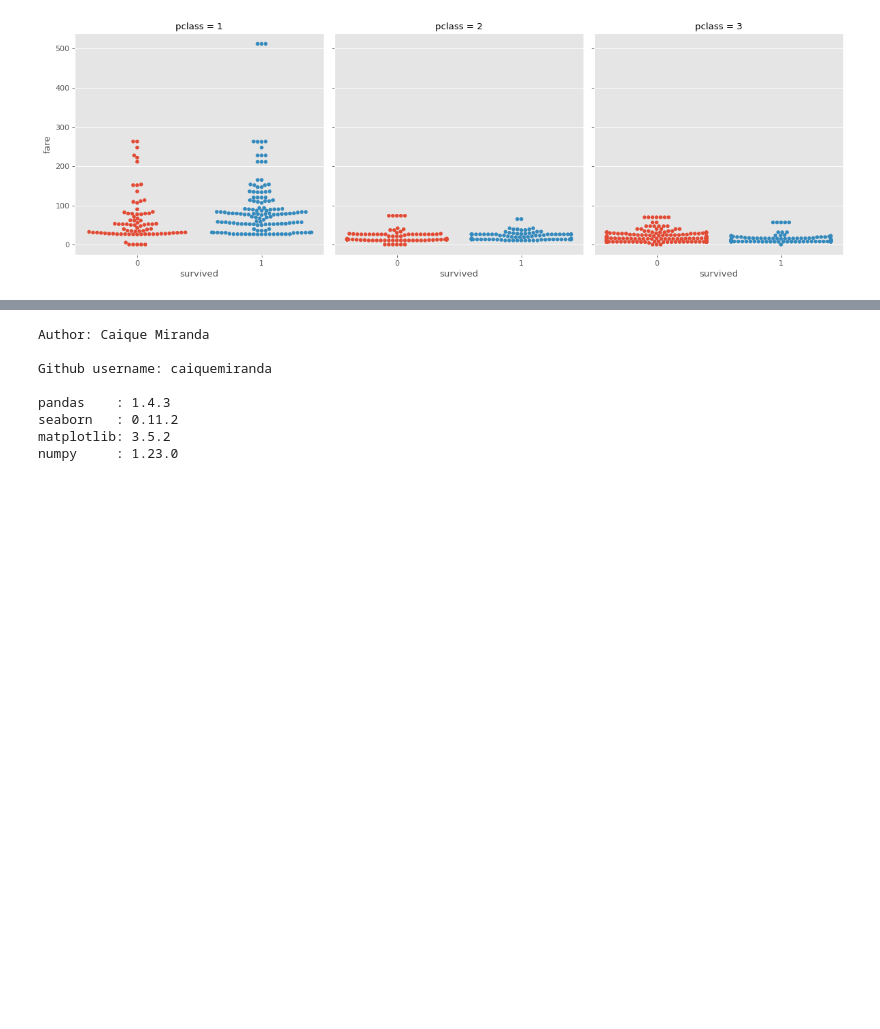
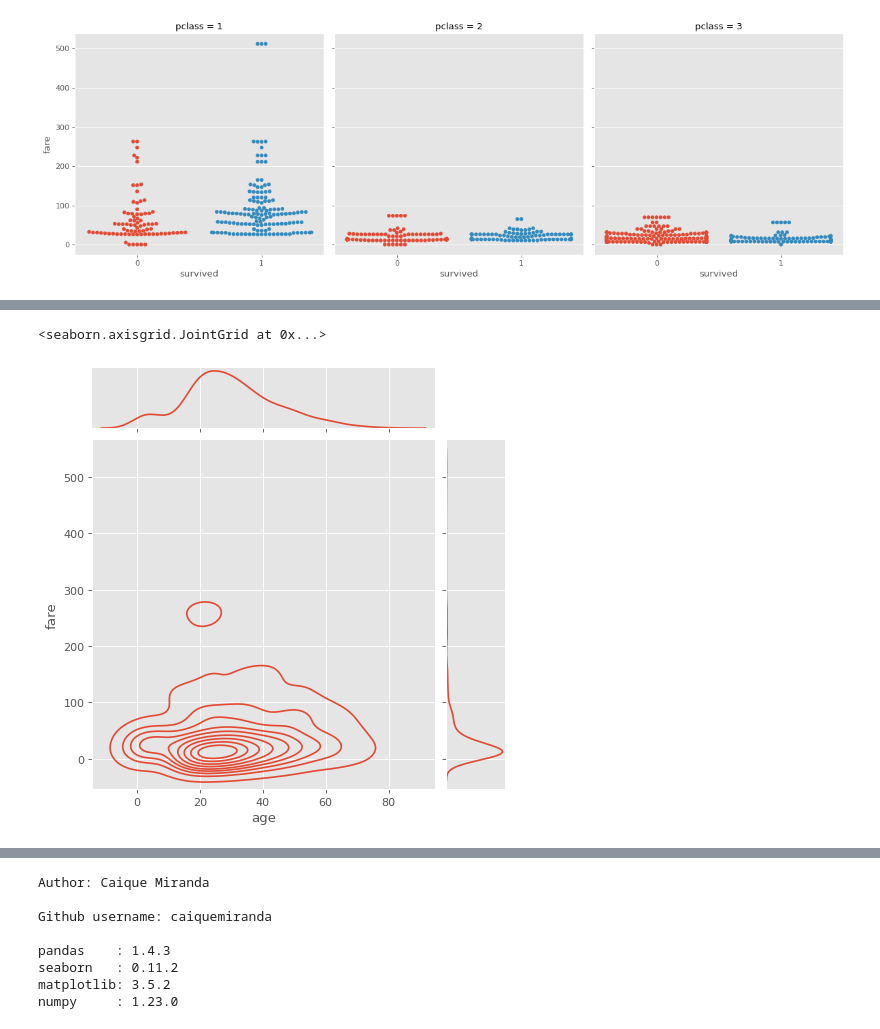
Before and after one commit to caiquemiranda/data-visualization-python, a Jupyter notebook: 10-analysis-visualization-titanic-dataset.ipynb, the cells around one changed output, grey strips where cells are left out. Cells and saved outputs as stored; diff of their text form; code cells hidden in the pictures; blank space fills up the shorter version.

```diff
--- a/10-analysis-visualization-titanic-dataset.ipynb
+++ b/10-analysis-visualization-titanic-dataset.ipynb
@@ -592,0 +599,8 @@ sns.catplot(x= 'survived',
+# %%
+sns.jointplot(x= 'age',
+              y= 'fare',
+              kind= 'kde',
+              data= titanic);
+# %% [output]
+<seaborn.axisgrid.JointGrid at 0x...>
+[figure, added]
```
Also changed, not shown: parts of 4 cells of this notebook.
